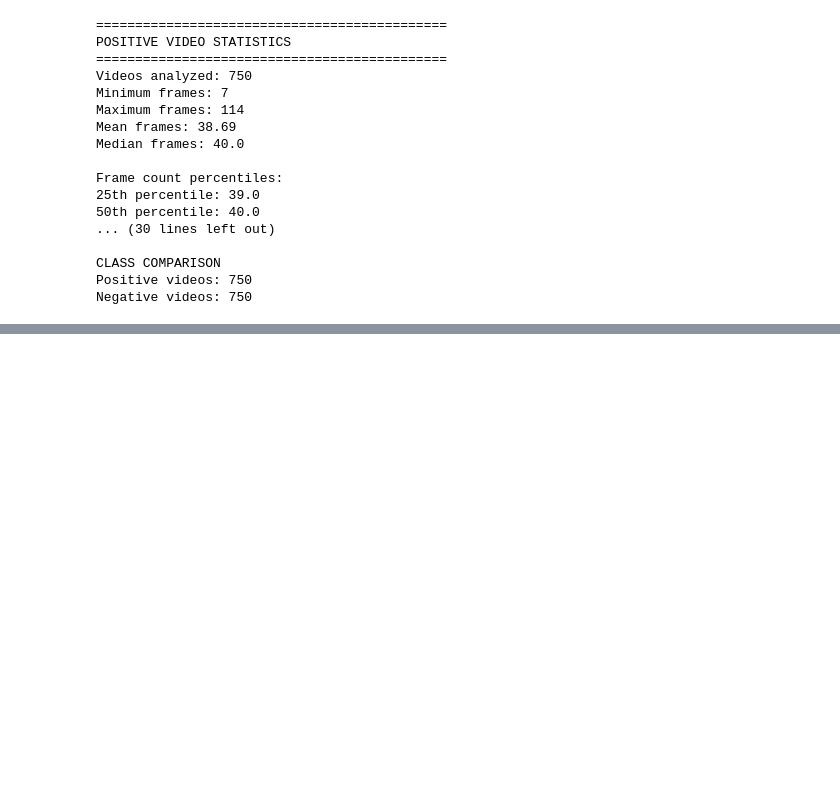
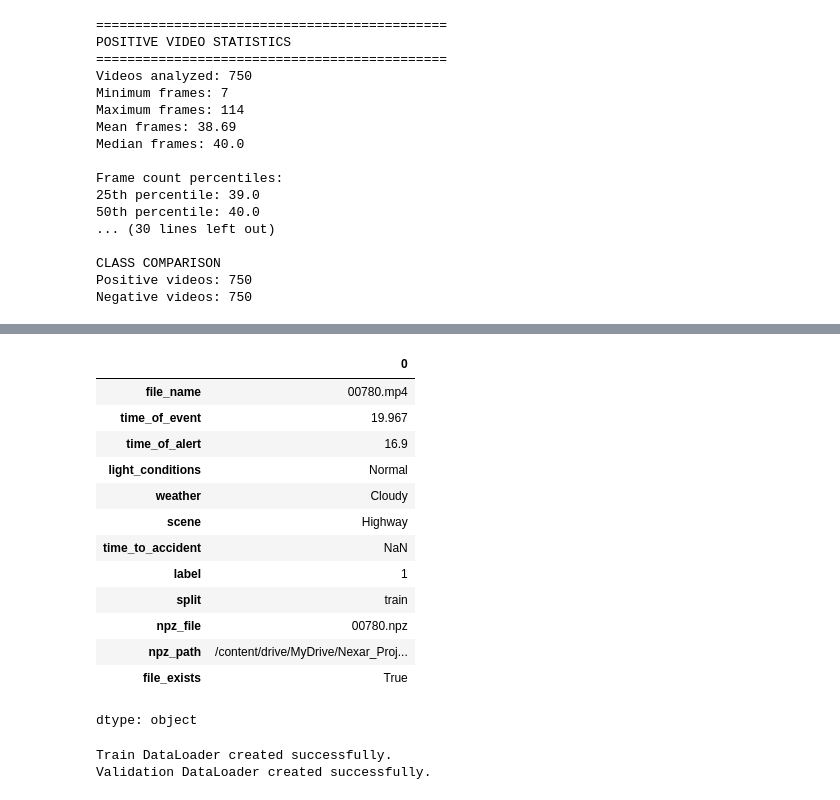
Before and after one commit to Ai-group-09/crash-detection-vision, a Jupyter notebook: advanced_tasks/model_training.ipynb, the cells around one changed output, grey strips where cells are left out. Saved outputs shown, nothing was run; the diff lists cells and outputs as text; code cells hidden in the pictures; blank space fills up the shorter version.

```diff
--- a/advanced_tasks/model_training.ipynb
+++ b/advanced_tasks/model_training.ipynb
@@ -340,0 +718,18 @@ Negative videos: 750
+# %%
+sample = train_df.iloc[0]
+sample
+# %% [output]
+|  | 0 |
+| file_name | 00780.mp4 |
+| time_of_event | 19.967 |
+| time_of_alert | 16.9 |
+| light_conditions | Normal |
+| weather | Cloudy |
+| scene | Highway |
+| time_to_accident | NaN |
+| label | 1 |
+| split | train |
+| npz_file | 00780.npz |
+| npz_path | /content/drive/MyDrive/Nexar_Proj... |
+| file_exists | True |
+dtype: object
@@ -340,0 +792,33 @@ Negative videos: 750
+# %%
+train_output_signature = (
+    {
+        "frames": tf.TensorSpec(
+            shape=(48, 224, 224, 3),
+            dtype=tf.uint8
+        ),
+        "mask": tf.TensorSpec(
+            shape=(48,),
+            dtype=tf.bool
+        )
+    },
+    tf.TensorSpec(shape=(), dtype=tf.float32)
+)
+
+train_dataset = tf.data.Dataset.from_generator(
+    lambda: video_generator(train_df, shuffle=True),
+    output_signature=train_output_signature
+)
+
+val_dataset = tf.data.Dataset.from_generator(
+    lambda: video_generator(val_df, shuffle=False),
+    output_signature=train_output_signature
+)
+
+train_dataset = train_dataset.batch(BATCH_SIZE).prefetch(1)
+val_dataset = val_dataset.batch(BATCH_SIZE).prefetch(1)
+
+print("Train DataLoader created successfully.")
+print("Validation DataLoader created successfully.")
+# %% [output]
+Train DataLoader created successfully.
+Validation DataLoader created successfully.
```
Also changed, not shown: parts of 9 cells of this notebook.
